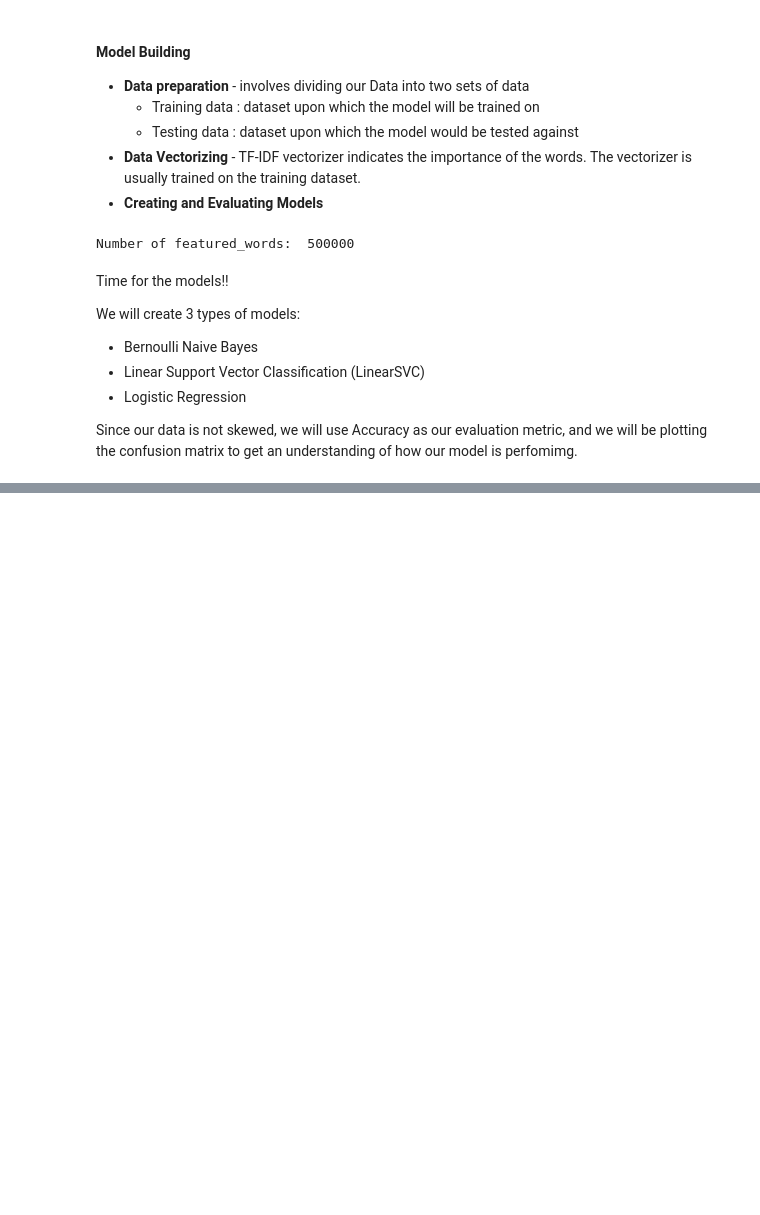
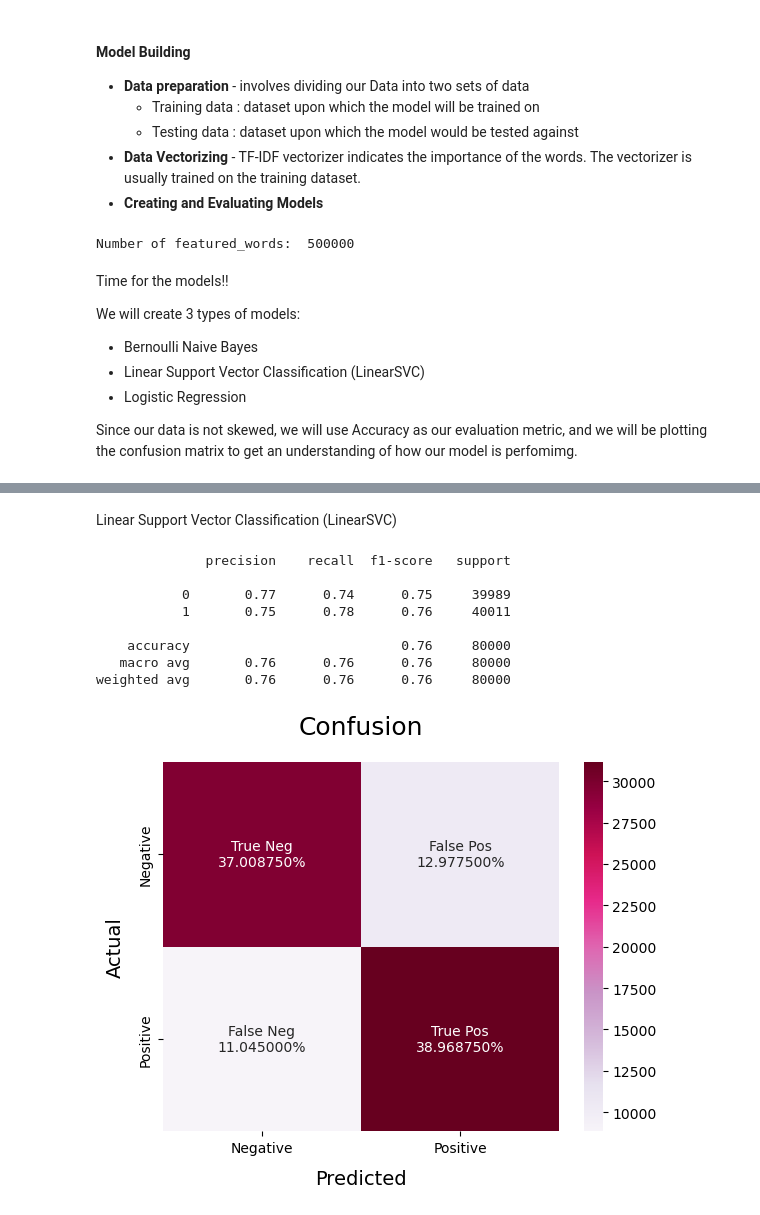
Before and after one commit to CKawara/Twitter-Sentiment-Analysis, a Jupyter notebook: Sentiment_Analysis.ipynb, the cells around one changed output, grey strips where cells are left out. Drawn from its saved outputs; the diff is of its cells as text; code cells hidden in the pictures; blank space fills up the shorter version.

```diff
--- a/Sentiment_Analysis.ipynb
+++ b/Sentiment_Analysis.ipynb
@@ -438,0 +455,16 @@ def model_eval(model):
+# %% [markdown]
+Linear Support Vector Classification (LinearSVC)
+# %%
+SVCmodel = LinearSVC()
+SVCmodel.fit(X_train, y_train)
+model_eval(SVCmodel)
+# %% [output]
+              precision    recall  f1-score   support
+
+           0       0.77      0.74      0.75     39989
+           1       0.75      0.78      0.76     40011
+
+    accuracy                           0.76     80000
+   macro avg       0.76      0.76      0.76     80000
+weighted avg       0.76      0.76      0.76     80000
+[figure, added]
```
Also changed, not shown: parts of 6 cells of this notebook.
